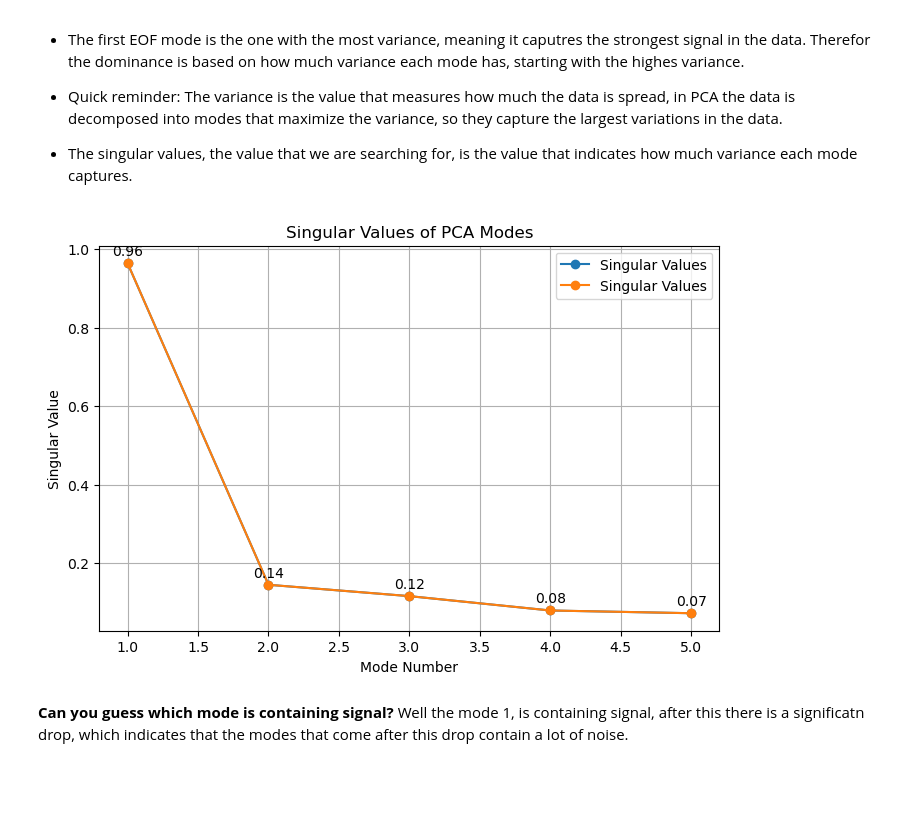
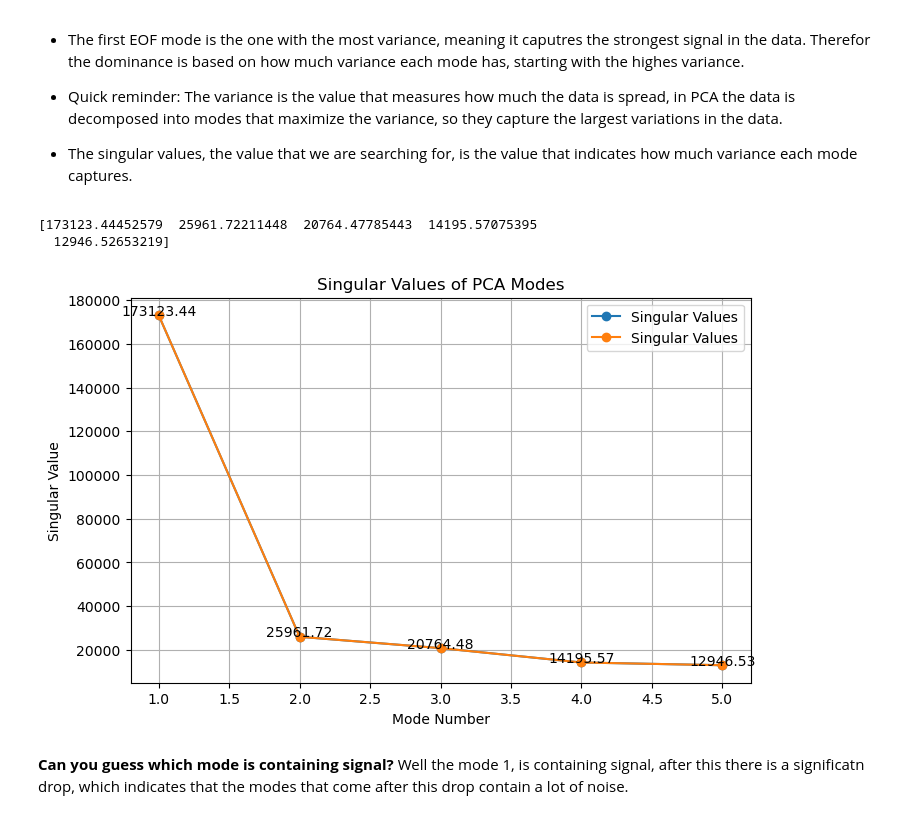
Before and after one commit to faehdy/Space_Data_Kernel, a Jupyter notebook: Grace/Homeworks/Homework_week_2_assignment.ipynb, the cells around one changed output. Drawn from its saved outputs; the diff is of its cells as text; code cells hidden in the pictures; blank space fills up the shorter version.

```diff
--- a/Grace/Homeworks/Homework_week_2_assignment.ipynb
+++ b/Grace/Homeworks/Homework_week_2_assignment.ipynb
@@ -76,7 +76,7 @@ from sklearn.decomposition import PCA
 from netCDF4 import num2date # converts the time variable ni the NetCDF into actual human.readable dates
 # %%
 # LOAD DATA
-file_path = '../homework1/data/GRCTellus.JPL.200204_202411.GLO.RL06.3M.MSCNv04CRI.nc'
+file_path = '../../homework1/data/GRCTellus.JPL.200204_202411.GLO.RL06.3M.MSCNv04CRI.nc'
 
 # Check if the file exists
 if os.path.exists(file_path):
@@ -85,7 +85,7 @@ else:
     raise FileNotFoundError(f"File not found: {file_path}")
 
 # short alternative, without checking the file path:
-mascons = nc.Dataset('../homework1/data/GRCTellus.JPL.200204_202411.GLO.RL06.3M.MSCNv04CRI.nc')
+mascons = nc.Dataset('../../homework1/data/GRCTellus.JPL.200204_202411.GLO.RL06.3M.MSCNv04CRI.nc')
 # %%
 # ARRANGING DATA TASK
 
@@ -196,26 +196,32 @@ Notizen:<br>
 - Quick reminder: The variance is the value that measures how much the data is spread, in PCA the data is decomposed into modes that maximize the variance, so they capture the largest variations in the data.
 
 - The singular values, the value that we are searching for, is the value that indicates how much variance each mode captures.
+# %%
+print(pca.singular_values_)
+# %% [output]
+[173123.44452579  25961.72211448  20764.47785443  14195.57075395
+  12946.52653219]
 # %%
 # Assuming `explained_variance_ratio_` contains the variance explained by each mode
-singular_values = np.sqrt(explained_variance)  # Convert variance to singular values
+# singular_values = np.sqrt(explained_variance)  # Convert variance to singular values
+singular_values = pca.singular_values_  # Get singular values directly from the PCA object
 modes = range(1, len(singular_values) + 1)  # Mode numbers
 
 plt.figure(figsize=(8, 5))
 plt.plot(modes, singular_values, 'o-', label='Singular Values')
 
 # Add text labels next to each point
 for i, value in enumerate(singular_values):
     plt.text(modes[i], singular_values[i] + 0.02, f"{value:.2f}", ha='center', fontsize=10)
 plt.plot(range(1, len(singular_values) + 1), singular_values, 'o-', label='Singular Values')
 plt.xlabel("Mode Number")
 plt.ylabel("Singular Value")
 plt.title("Singular Values of PCA Modes")
 plt.legend()
 plt.grid()
 plt.show()
 # %% [output]
-[figure, old version]
+[figure, new version]
 # %% [markdown]
 **Can you guess which mode is containing signal?** Well the mode 1, is containing signal, after this there is a significatn drop, which indicates that the modes that come after this drop contain a lot of noise.
 # %%
```
Also changed, not shown: parts of 11 cells of this notebook.
